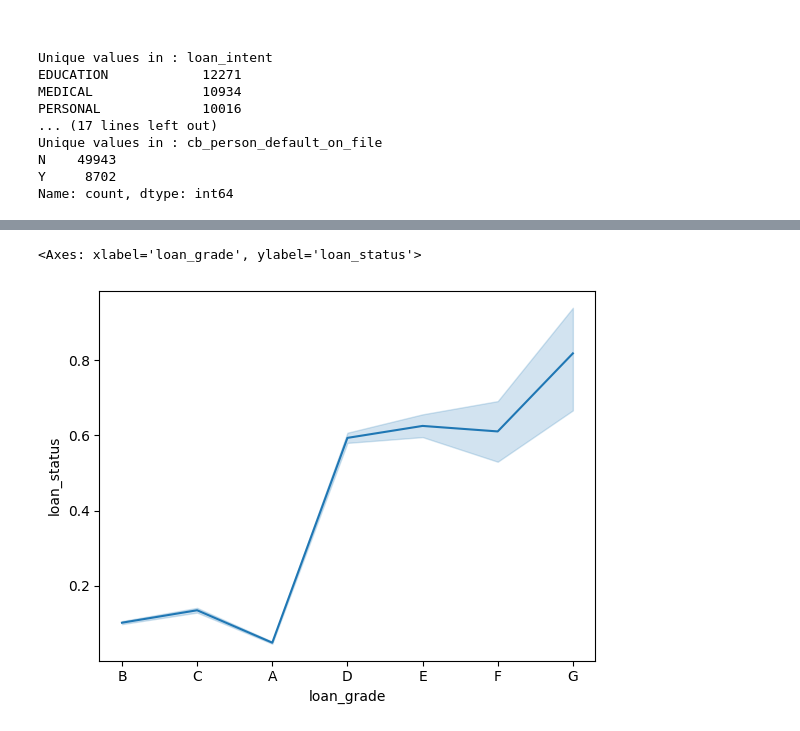
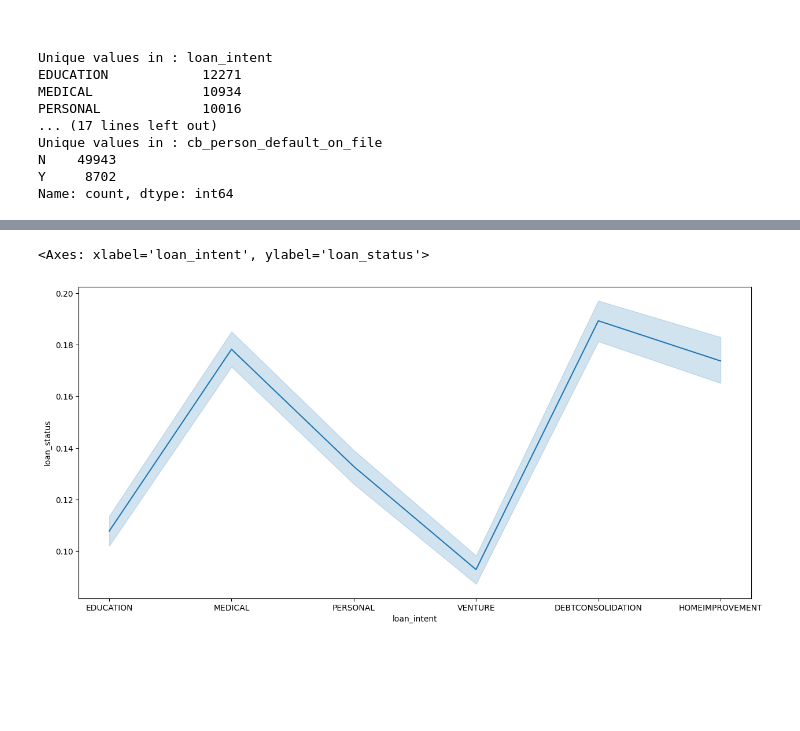
Before and after one commit to HiggsGaama/KaggleCompetetions, a Jupyter notebook: PlayGroundSeries/S4E10-LoanApprovalPrediction/src/runner.ipynb, the cells around one changed output, grey strips where cells are left out. Cells and saved outputs as stored; diff of their text form; code cells hidden in the pictures; blank space fills up the shorter version.

Commit message:
EDA and Data engineering V0.2

```diff
--- a/PlayGroundSeries/S4E10-LoanApprovalPrediction/src/runner.ipynb
+++ b/PlayGroundSeries/S4E10-LoanApprovalPrediction/src/runner.ipynb
@@ -71,5 +81,6 @@ Name: count, dtype: int64
 # %%
-sns.lineplot(trainData, x=trainData.loan_grade, y = trainData.loan_status)
+plt.figure(figsize=(15,7))
+sns.lineplot(trainData, x=trainData.loan_intent, y = trainData.loan_status)
 # %% [output]
-<Axes: xlabel='loan_grade', ylabel='loan_status'>
+<Axes: xlabel='loan_intent', ylabel='loan_status'>
-[figure, old version]
+[figure, new version]
```
Also changed, not shown: parts of 5 cells of this notebook.
